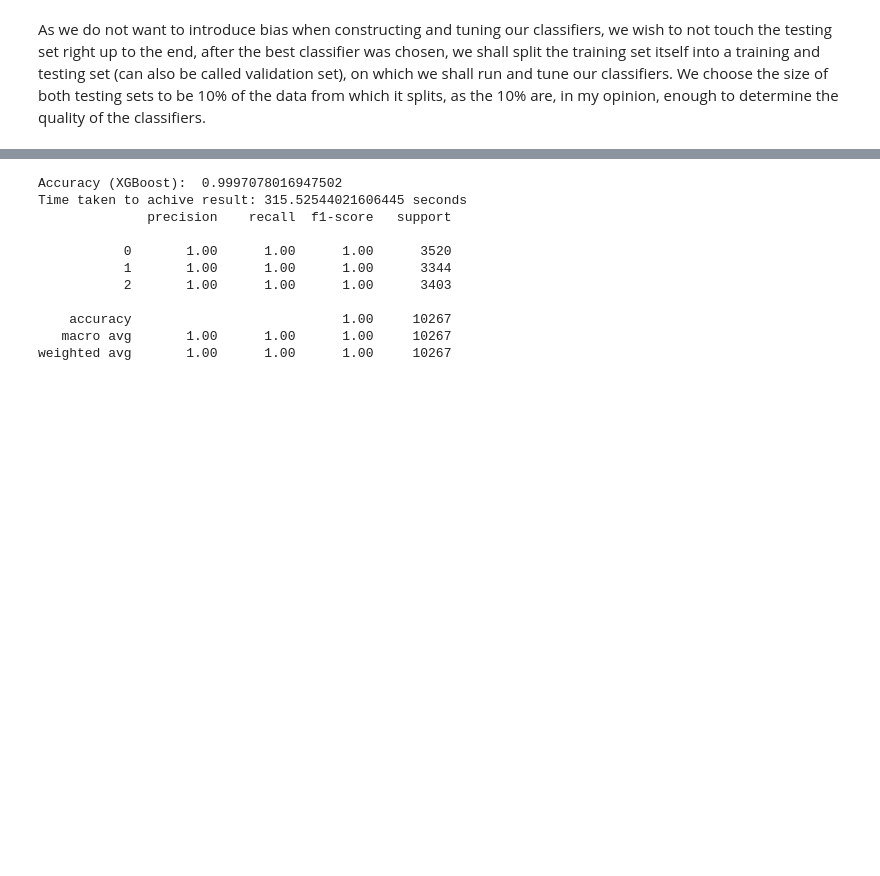
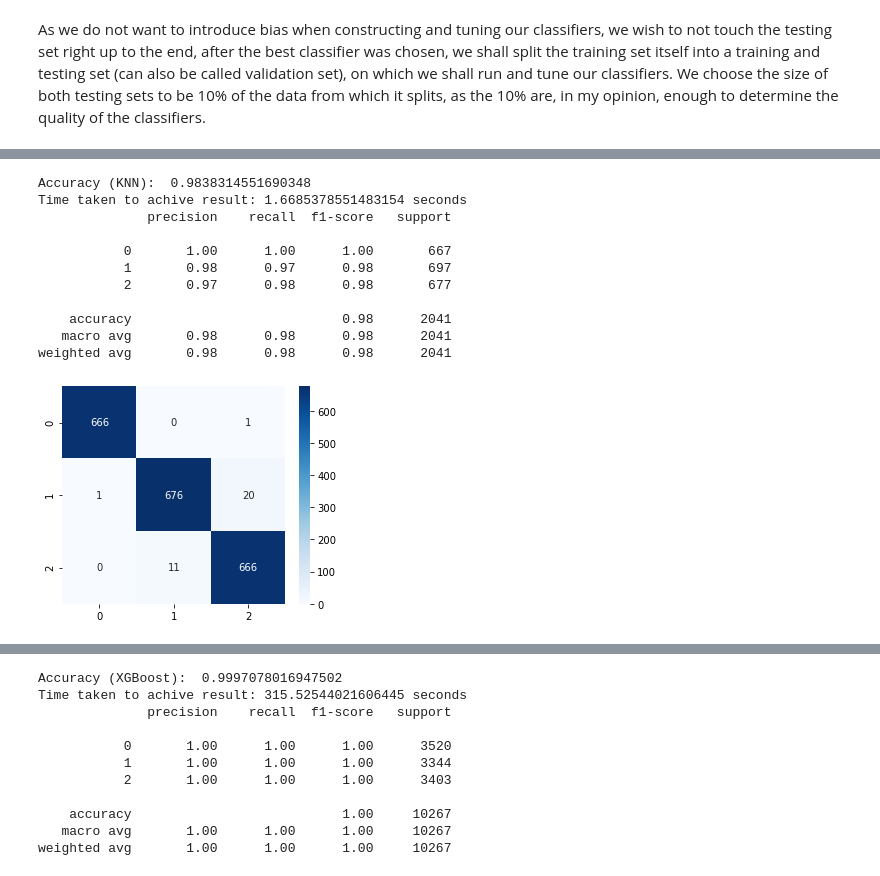
Before and after one commit to appeldaniel1998/Data-Visualization-Final-Project, a Jupyter notebook: Hand Positioning.ipynb, the cells around one changed output, grey strips where cells are left out. Saved outputs shown, nothing was run; the diff lists cells and outputs as text; code cells hidden in the pictures; blank space fills up the shorter version.

```diff
--- a/Hand Positioning.ipynb
+++ b/Hand Positioning.ipynb
@@ -608,0 +696,32 @@ X_train.shape
+# %%
+#KNN
+def knn(X_train, y_train, X_test, y_test):
+    import time
+    start_timeKNN = time.time()
+    modelKNN = KNeighborsClassifier(n_neighbors = 2, weights='distance')
+    modelKNN.fit(X_train, y_train)
+    predictionsKNN = modelKNN.predict(X_test)
+    accuracyKNN = metrics.accuracy_score(y_test, predictionsKNN)
+    print("Accuracy (KNN): ", accuracyKNN)
+    timeKNN = time.time() - start_timeKNN
+    print("Time taken to achive result: %s seconds" % (timeKNN))
+
+    plt.figure(figsize=(5,4))
+    print(classification_report(y_test, predictionsKNN))
+    sns.heatmap(confusion_matrix(y_test, predictionsKNN), cmap = "Blues", annot=True, fmt = '.0f')
+    return modelKNN, predictionsKNN, accuracyKNN, timeKNN
+
+modelKNN, predictionsKNN, accuracyKNN, timeKNN = knn(X_train, y_train, X_test, y_test)
+# %% [output]
+Accuracy (KNN):  0.9838314551690348
+Time taken to achive result: 1.6685378551483154 seconds
+              precision    recall  f1-score   support
+
+           0       1.00      1.00      1.00       667
+           1       0.98      0.97      0.98       697
+           2       0.97      0.98      0.98       677
+
+    accuracy                           0.98      2041
+   macro avg       0.98      0.98      0.98      2041
+weighted avg       0.98      0.98      0.98      2041
+[figure, added]
```
Also changed, not shown: parts of 59 cells of this notebook.
